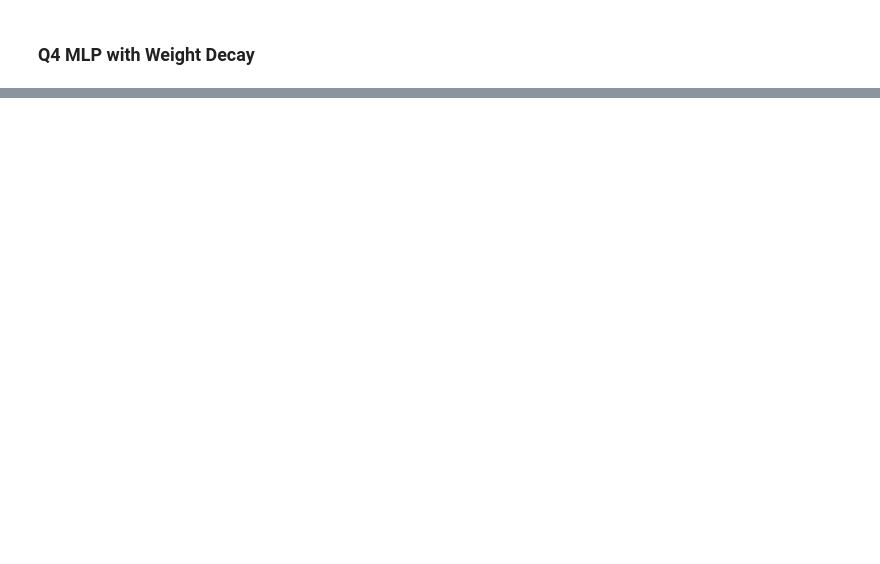
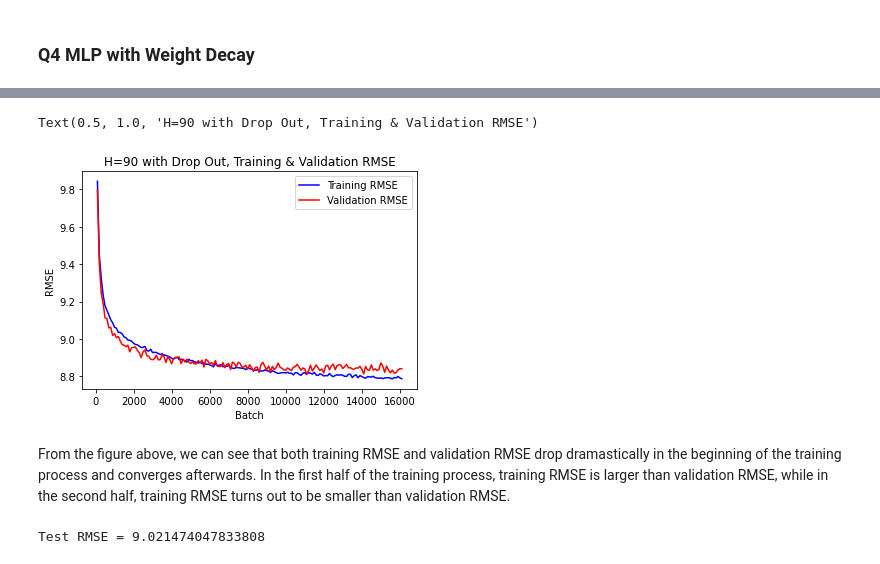
Before and after one commit to shaoyu0966/SLDL, a Jupyter notebook: hw4/hw4.ipynb, the cells around one changed output, grey strips where cells are left out. Saved outputs shown, nothing was run; the diff lists cells and outputs as text; code cells hidden in the pictures; blank space fills up the shorter version.

```diff
--- a/hw4/hw4.ipynb
+++ b/hw4/hw4.ipynb
@@ -368,0 +459,20 @@ From the table above, we can see that **H=45** with **weight_decay=0.1** produce
+# %%
+# plot subtrain / validation RMSE
+plt.plot(all_step, all_train_rmse, c='b', label='Training RMSE')
+plt.plot(all_step, all_valid_rmse, c='r', label='Validation RMSE')
+plt.legend()
+plt.xlabel('Batch')
+plt.ylabel('RMSE')
+plt.title('H=90 with Drop Out, Training & Validation RMSE')
+# %% [output]
+Text(0.5, 1.0, 'H=90 with Drop Out, Training & Validation RMSE')
+[figure, added]
+# %% [markdown]
+From the figure above, we can see that both training RMSE and validation RMSE drop dramastically in the beginning of the training process and converges afterwards. In the first half of the training process, training RMSE is larger than validation RMSE, while in the second half, training RMSE turns out to be smaller than validation RMSE.
+# %%
+# test RMSE
+saved_mlp = torch.load(weight_path)
+test_rmse = RMSE(saved_mlp, test_loader)
+print(f'Test RMSE = {test_rmse}')
+# %% [output]
+Test RMSE = 9.021474047833808
```
Also changed, not shown: parts of 13 cells of this notebook.
